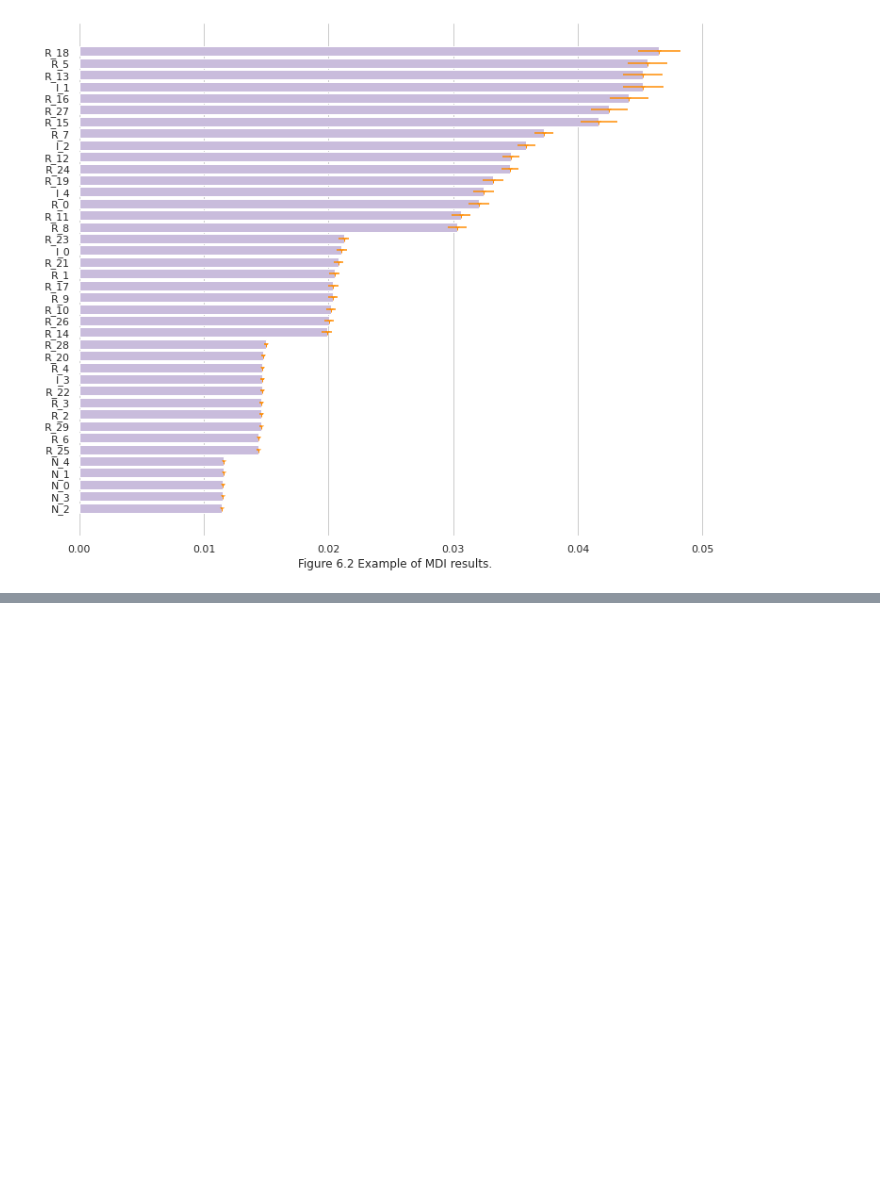
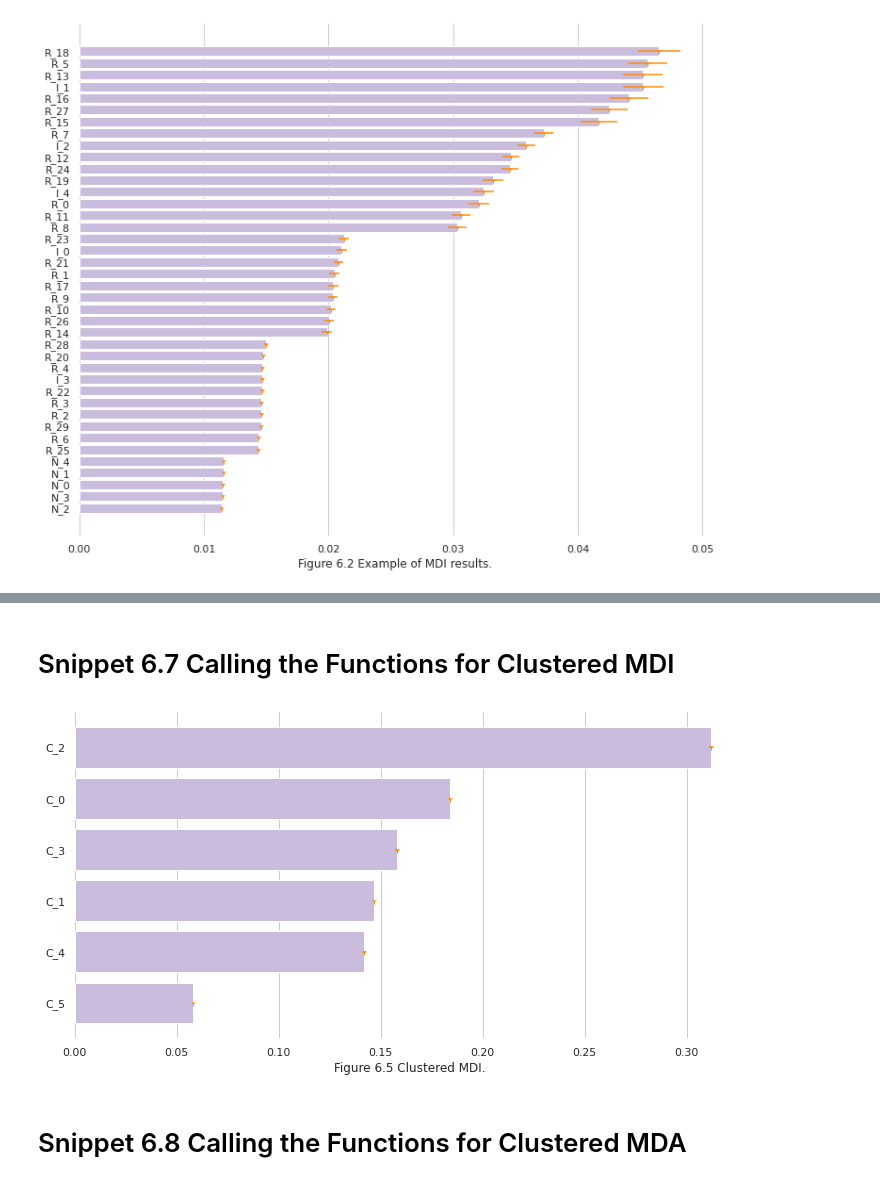
Before and after one commit to MRGibson-code/ML_MLP, a Jupyter notebook: Code_Cp6.ipynb, the cells around one changed output, grey strips where cells are left out. Cells and saved outputs as stored; diff of their text form; code cells hidden in the pictures; blank space fills up the shorter version.

```diff
--- a/Code_Cp6.ipynb
+++ b/Code_Cp6.ipynb
@@ -99,0 +203,22 @@ imp
+# %% [markdown]
+# Snippet 6.7 Calling the Functions for Clustered MDI
+# %%
+clf = DecisionTreeClassifier(criterion='entropy', max_features=1, class_weight='balanced', min_weight_fraction_leaf=0)
+clf = BaggingClassifier(base_estimator=clf, n_estimators=1000,
+max_features = 1., max_samples=1., oob_score=False)
+fit = clf.fit(X,y)
+imp = featImpMDI_Clustered(fit, X.columns, clstrs)
+# %%
+imp.sort_values(by='mean',ascending=False, inplace=True)
+
+sns.set(style="whitegrid")
+f, ax = plt.subplots(figsize=(12, 6))
+sns.set_color_codes("pastel")
+sns.barplot(x="mean", y=imp.index, data=imp, color="#c8b7e1")
+ax.errorbar(x=imp['mean'], y=[i for i in range(len(imp))], xerr=imp['std'], fmt='1', color='darkorange')
+ax.set(ylabel="", xlabel="Figure 6.5 Clustered MDI.")
+sns.despine(left=True, bottom=True)
+# %% [output]
+[figure, added]
+# %% [markdown]
+# Snippet 6.8 Calling the Functions for Clustered MDA
```
Also changed, not shown: parts of 12 cells of this notebook.
